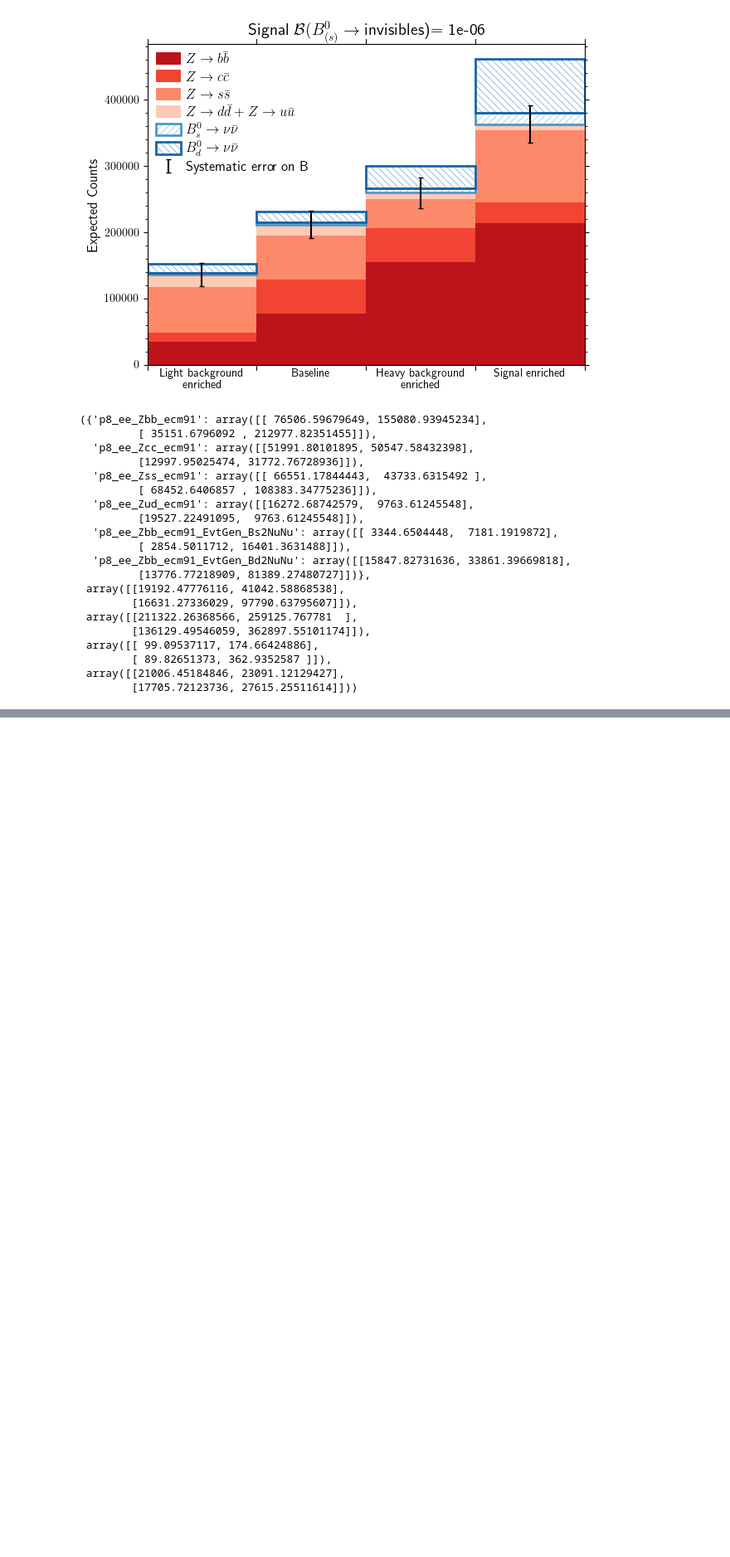
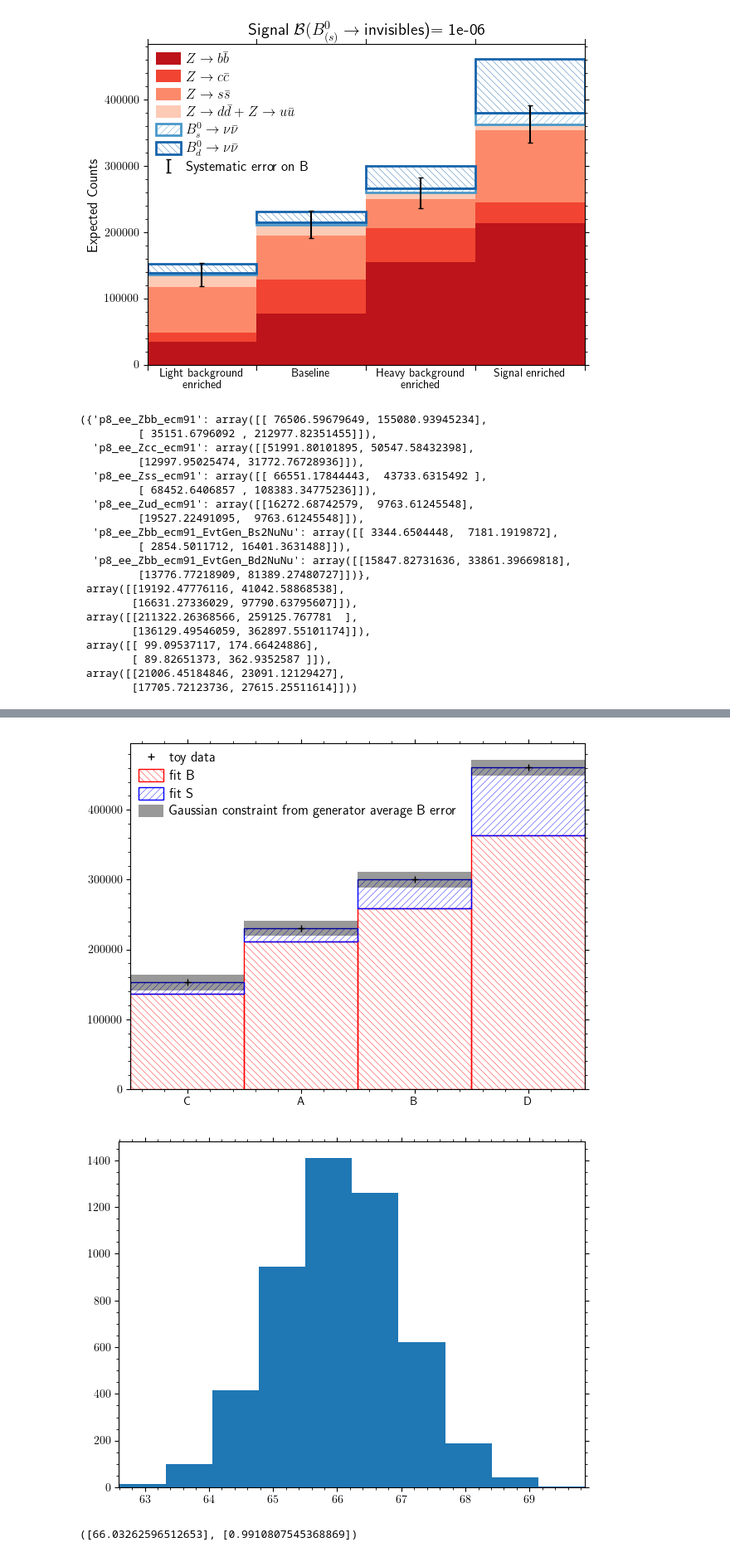
Before and after one commit to RMangrulkar/FCCAnalyses, a Jupyter notebook: examples/FCCee/flavour/B2Inv/final_binning_plot_generalisation.ipynb, the cells around one changed output, grey strips where cells are left out. Shown: that part at 83% size. Saved outputs shown, nothing was run; the diff lists cells and outputs as text; code cells hidden in the pictures; blank space fills up the shorter version.

```diff
--- a/examples/FCCee/flavour/B2Inv/final_binning_plot_generalisation.ipynb
+++ b/examples/FCCee/flavour/B2Inv/final_binning_plot_generalisation.ipynb
@@ -343,0 +346,33 @@ Calculating S and B
+# %%
+#Load dataframe with bdtlh version applied
+data={}
+dir = cfg.fccana_opts["outputDir"]["prelim_cuts_full"]
+folder = 'baseline_plus_bdtlh_dataframes/full_sample_medium_bdtlh_cut'
+for sample in cfg.samples:
+    data[sample] = pd.read_pickle(os.path.join(dir,folder,f'{sample}.pkl'))
+
+# Concatenate all DataFrames
+full_data = pd.concat(data.values(), ignore_index=True)
+
+
+#add extra rows so can work in range0.9-1
+full_data['P_signal'] = full_data['bdt_score_2']
+full_data['P_not_heavy'] = 1-full_data['bdt_score_1']
+full_data['P_not_light'] = 1-full_data['bdt_score_0']
+
+#add any extra cuts need here###########################
+full_data = full_data.query('EVT_hemisEmax_n>10') #veto on taus
+
+
+
+save_path='/r02/lhcb/ejnw2/fcc_2025/FCCAnalyses/examples/FCCee/flavour/B2Inv/outputs/BDTlh_baseline_plus_cut_optimisation/with_tau_veto/no_smoothing/0995/'
+
+with open(os.path.join(opt.set_outputpath(save_path), "interpolated_N_remaining_dictionary"), "rb") as dill_file:
+    interp_N_dict = dill.load(dill_file)
+
+with open(os.path.join(opt.set_outputpath(save_path), "N_remaining_dictionary"), "rb") as dill_file:
+    N_dict = dill.load(dill_file)
+
+
+plotpath = '/r02/lhcb/ejnw2/fcc_2025/FCCAnalyses/examples/FCCee/flavour/B2Inv/plots/BDTlh_baseline_plus_cut_optimisation/with_tau_veto/no_smoothing/0995/optimisation/'
+per_sample_n_expect_dict, S, B, S_err, B_err, signal_BF = opt.make_final_binning_plot(full_data, interp_N_dict, signal_BF=1e-6, histbins=(2,2), nMC_plots_path=None, final_plot_path = None)
@@ -343,0 +458,8 @@ Calculating S and B
+# %%
+likelihood_model_builder(S, B, S_err, B_err, signal_BF=1e-6, # these need to be binned
+                             ntoys = 5000,
+                             save=False)
+# %% [output]
+[figure, added]
+[figure, added]
+([66.03262596512653], [0.9910807545368869])
```
Also changed, not shown: parts of 5 cells of this notebook, 1 other file.
